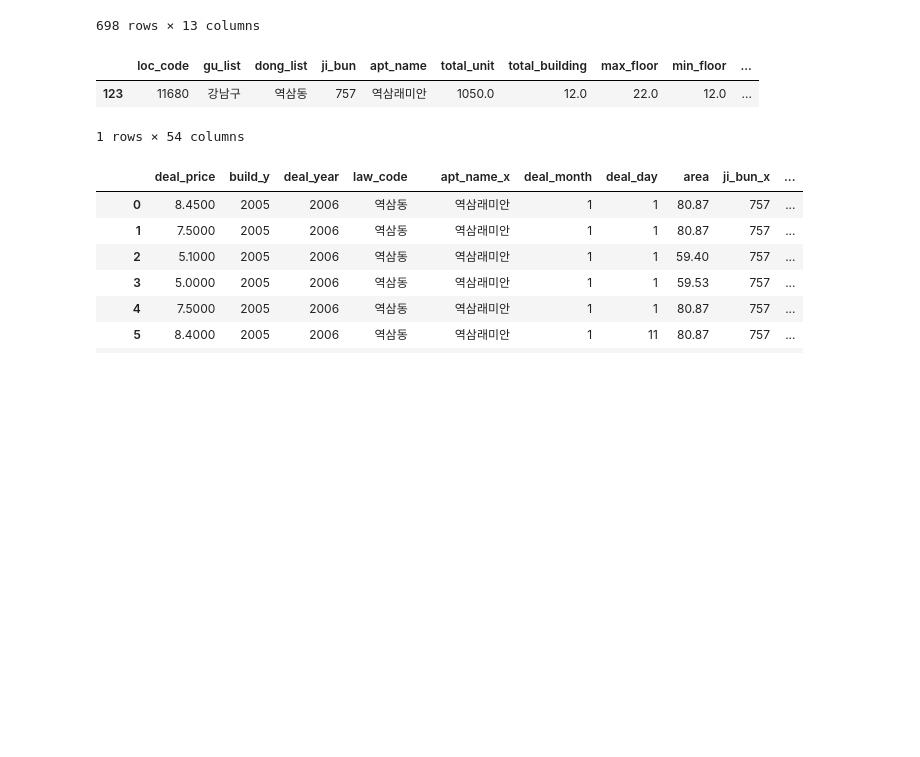
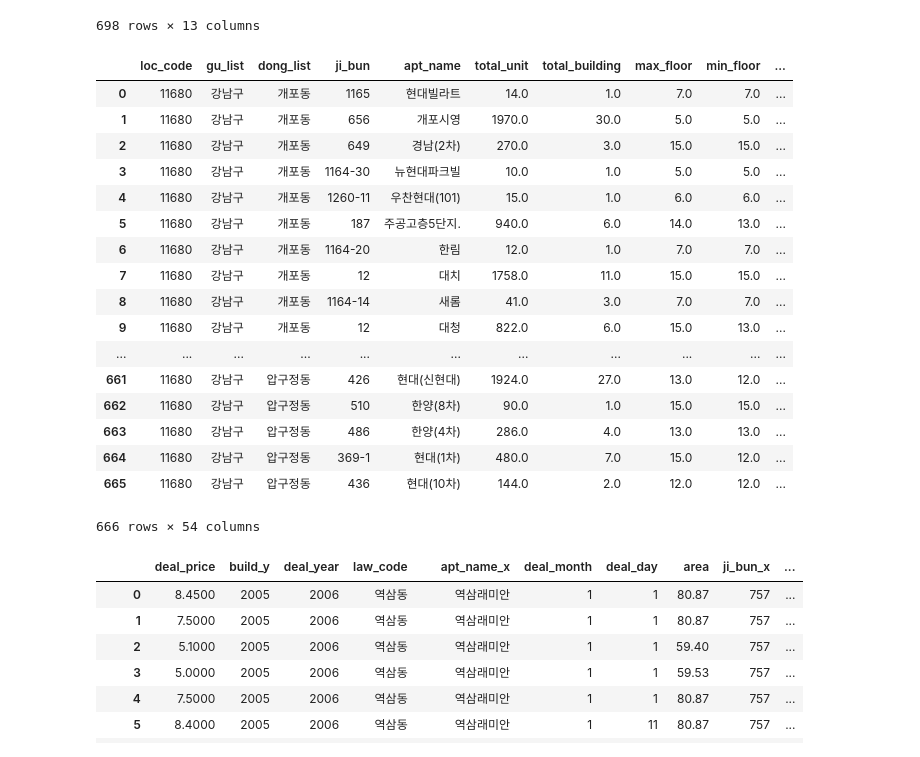
Before and after one commit to tax-k/KB_price_crawling, a Jupyter notebook: Merge Deal and KB.ipynb, the cells around one changed output. Saved outputs shown, nothing was run; the diff lists cells and outputs as text; code cells hidden in the pictures; blank space fills up the shorter version.

```diff
--- a/Merge Deal and KB.ipynb
+++ b/Merge Deal and KB.ipynb
@@ -25,0 +33,2 @@ whole_data = t_data
+# %%
+info_data.loc[:,'full_addr'] = '서울특별시 '+ info_data['gu_list'] +" " + info_data['dong_list'] +" "+ info_data['ji_bun']
@@ -117,11 +167,26 @@ gang_data.loc[:][gang_data.apt_name == "역삼래미안"]
 | 1012089 | 14.30 | 2005 | 2018 | 역삼동 | 역삼래미안 | 9 | 11 | 59.40 | 757 | 11680 | ... |
 698 rows × 13 columns
 # %%
-info_data.loc[:][info_data.apt_name == "역삼래미안"]
+info_data.loc[:][info_data.gu_list == "강남구"]
 # %% [output]
 |  | loc_code | gu_list | dong_list | ji_bun | apt_name | total_unit | total_building | max_floor | min_floor | ... |
-| 123 | 11680 | 강남구 | 역삼동 | 757 | 역삼래미안 | 1050.0 | 12.0 | 22.0 | 12.0 | ... |
+| 0 | 11680 | 강남구 | 개포동 | 1165 | 현대빌라트 | 14.0 | 1.0 | 7.0 | 7.0 | ... |
+| 1 | 11680 | 강남구 | 개포동 | 656 | 개포시영 | 1970.0 | 30.0 | 5.0 | 5.0 | ... |
+| 2 | 11680 | 강남구 | 개포동 | 649 | 경남(2차) | 270.0 | 3.0 | 15.0 | 15.0 | ... |
+| 3 | 11680 | 강남구 | 개포동 | 1164-30 | 뉴현대파크빌 | 10.0 | 1.0 | 5.0 | 5.0 | ... |
+| 4 | 11680 | 강남구 | 개포동 | 1260-11 | 우찬현대(101) | 15.0 | 1.0 | 6.0 | 6.0 | ... |
+| 5 | 11680 | 강남구 | 개포동 | 187 | 주공고층5단지. | 940.0 | 6.0 | 14.0 | 13.0 | ... |
+| 6 | 11680 | 강남구 | 개포동 | 1164-20 | 한림 | 12.0 | 1.0 | 7.0 | 7.0 | ... |
+| 7 | 11680 | 강남구 | 개포동 | 12 | 대치 | 1758.0 | 11.0 | 15.0 | 15.0 | ... |
+| 8 | 11680 | 강남구 | 개포동 | 1164-14 | 새롬 | 41.0 | 3.0 | 7.0 | 7.0 | ... |
+| 9 | 11680 | 강남구 | 개포동 | 12 | 대청 | 822.0 | 6.0 | 15.0 | 13.0 | ... |
+| ... | ... | ... | ... | ... | ... | ... | ... | ... | ... | ... |
+| 661 | 11680 | 강남구 | 압구정동 | 426 | 현대(신현대) | 1924.0 | 27.0 | 13.0 | 12.0 | ... |
+| 662 | 11680 | 강남구 | 압구정동 | 510 | 한양(8차) | 90.0 | 1.0 | 15.0 | 15.0 | ... |
+| 663 | 11680 | 강남구 | 압구정동 | 486 | 한양(4차) | 286.0 | 4.0 | 13.0 | 13.0 | ... |
+| 664 | 11680 | 강남구 | 압구정동 | 369-1 | 현대(1차) | 480.0 | 7.0 | 15.0 | 12.0 | ... |
+| 665 | 11680 | 강남구 | 압구정동 | 436 | 현대(10차) | 144.0 | 2.0 | 12.0 | 12.0 | ... |
-1 rows × 54 columns
+666 rows × 54 columns
 # %%
 merged_addr = pd.merge(gang_data, info_data, on=["full_addr"],how="inner")
 merged_addr
```
Also changed, not shown: parts of 20 cells of this notebook.
